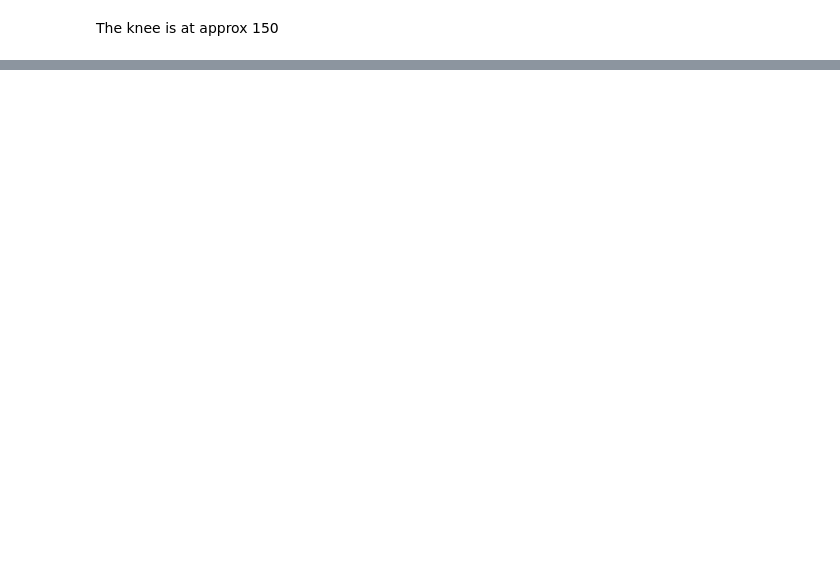
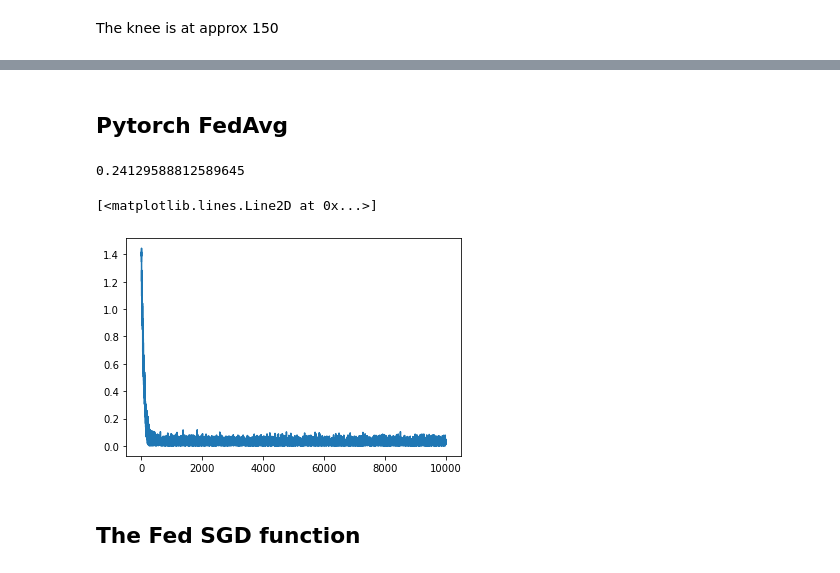
Before and after one commit to Nicolaskirsch2000/PV_prediction, a Jupyter notebook: full - small size analysis.ipynb, the cells around one changed output, grey strips where cells are left out. Saved outputs shown, nothing was run; the diff lists cells and outputs as text; code cells hidden in the pictures; blank space fills up the shorter version.

Commit message:
Pytorch FedAVg

```diff
--- a/full - small size analysis.ipynb
+++ b/full - small size analysis.ipynb
@@ -304,0 +270,2 @@ array([[-0.21614157],
+# %% [markdown]
+## Pytorch FedAvg
@@ -304,0 +277,55 @@ array([[-0.21614157],
+# %%
+data = []
+test = []
+df = [None]*len(dfs_big)
+
+
+for i in range(len(dfs_big)):
+    df[i] = dfs_big[i].sample(n = 150)
+    X = df[i].loc[:, df[i].columns != 'pred']
+
+
+    y = df[i].loc[:, df[i].columns == 'pred']
+
+    X_train, X_test, y_train, y_test = train_test_split(X, y, test_size=0.20, random_state=42)
+
+    data.append((X_train.to_numpy(),y_train.to_numpy()))
+    test.append((X_test.to_numpy(),y_test.to_numpy()))
+
+N = len(dfs_big)
+iterations = 10000
+S = 10
+n_feat = 14
+
+for i in range(len(data)):
+    x_i = torch.FloatTensor(data[i][0])
+    y_i = torch.FloatTensor(data[i][1])
+    data[i] = (x_i,y_i)
+
+out_model, hist = fed_sgd(data, iterations, N, S, n_feat)
+# %%
+mses = []
+loss_fn = nn.MSELoss()
+for i in range(len(test)):
+    predictions = out_model(torch.FloatTensor(test[i][0]))
+
+    mses.append(loss_fn(predictions, torch.FloatTensor(test[i][1])))
+
+
+tot = 0
+for i in mses:
+    tot += i.detach().numpy()
+
+tot/len(mses)
+# %% [output]
+0.24129588812589645
+# %%
+al = np.stack(hist, axis=0)[:,0][:,0]
+bet = np.stack(hist, axis=0)[:,0][:,1]
+
+plt.plot(range(0,len(al)), np.abs(al))
+# %% [output]
+[<matplotlib.lines.Line2D at 0x...>]
+[figure, added]
+# %% [markdown]
+## The Fed SGD function
```
Also changed, not shown: parts of 21 cells of this notebook, 1 other file.
